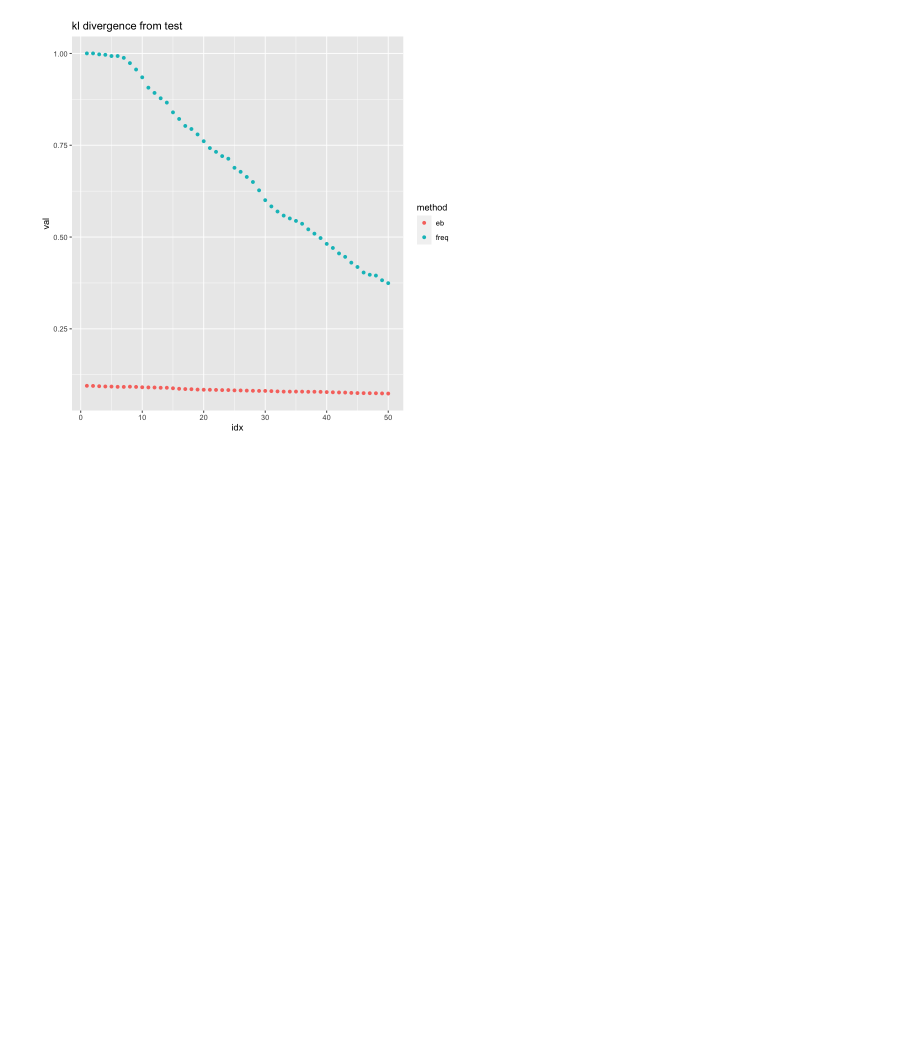
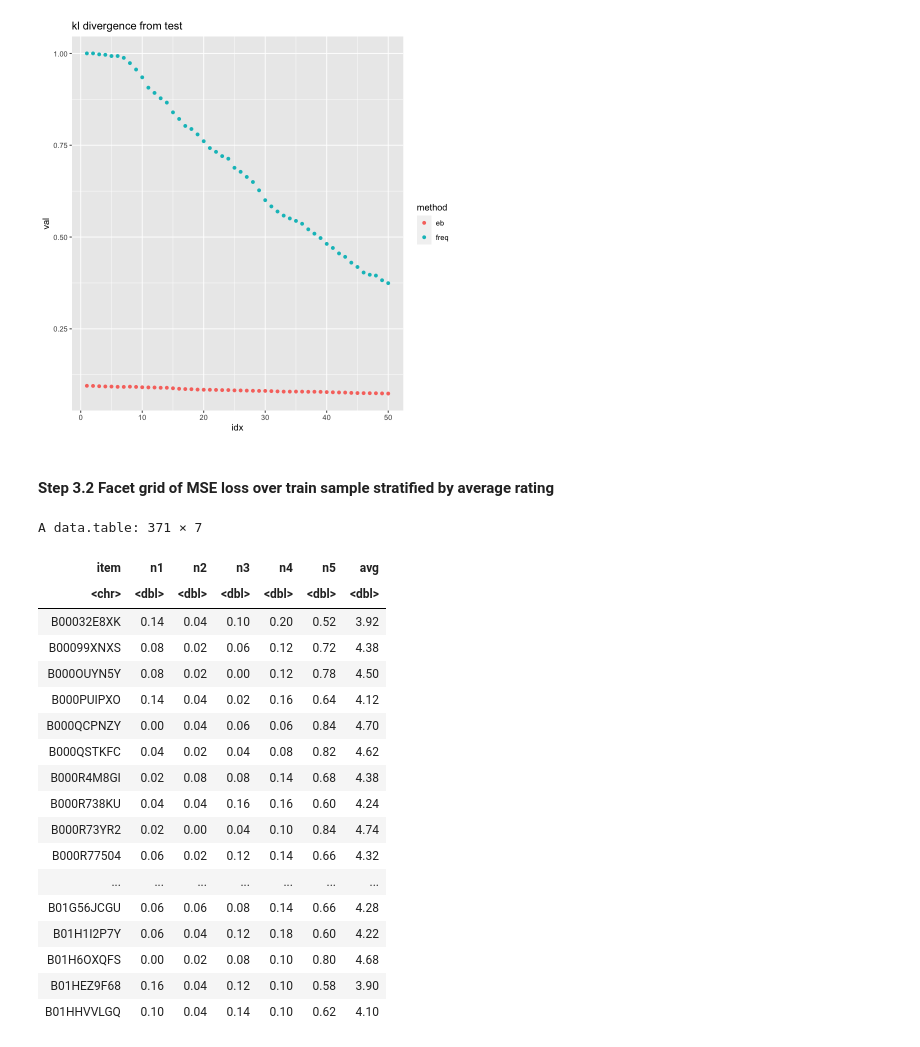
Before and after one commit to LEFTA98/empirical_bayes, a Jupyter notebook: eb_experiments_1.ipynb, the cells around one changed output. Saved outputs shown, nothing was run; the diff lists cells and outputs as text; code cells hidden in the pictures; blank space fills up the shorter version.

Commit message:
started work on facet

```diff
--- a/eb_experiments_1.ipynb
+++ b/eb_experiments_1.ipynb
@@ -203,3 +208,5 @@ ggplot(kls, aes(x=idx, y=val, color=method)) +
   ggtitle("kl divergence from test")
 # %% [output]
 [figure]
+# %% [markdown]
+#### Step 3.2 Facet grid of MSE loss over train sample stratified by average rating
@@ -205,0 +215,22 @@ ggplot(kls, aes(x=idx, y=val, color=method)) +
+# %%
+test_eval_subset
+# %% [output]
+A data.table: 371 × 7
+| item | n1 | n2 | n3 | n4 | n5 | avg |
+| <chr> | <dbl> | <dbl> | <dbl> | <dbl> | <dbl> | <dbl> |
+| B00032E8XK | 0.14 | 0.04 | 0.10 | 0.20 | 0.52 | 3.92 |
+| B00099XNXS | 0.08 | 0.02 | 0.06 | 0.12 | 0.72 | 4.38 |
+| B000OUYN5Y | 0.08 | 0.02 | 0.00 | 0.12 | 0.78 | 4.50 |
+| B000PUIPXO | 0.14 | 0.04 | 0.02 | 0.16 | 0.64 | 4.12 |
+| B000QCPNZY | 0.00 | 0.04 | 0.06 | 0.06 | 0.84 | 4.70 |
+| B000QSTKFC | 0.04 | 0.02 | 0.04 | 0.08 | 0.82 | 4.62 |
+| B000R4M8GI | 0.02 | 0.08 | 0.08 | 0.14 | 0.68 | 4.38 |
+| B000R738KU | 0.04 | 0.04 | 0.16 | 0.16 | 0.60 | 4.24 |
+| B000R73YR2 | 0.02 | 0.00 | 0.04 | 0.10 | 0.84 | 4.74 |
+| B000R77504 | 0.06 | 0.02 | 0.12 | 0.14 | 0.66 | 4.32 |
+| ... | ... | ... | ... | ... | ... | ... |
+| B01G56JCGU | 0.06 | 0.06 | 0.08 | 0.14 | 0.66 | 4.28 |
+| B01H1I2P7Y | 0.06 | 0.04 | 0.12 | 0.18 | 0.60 | 4.22 |
+| B01H6OXQFS | 0.00 | 0.02 | 0.08 | 0.10 | 0.80 | 4.68 |
+| B01HEZ9F68 | 0.16 | 0.04 | 0.12 | 0.10 | 0.58 | 3.90 |
+| B01HHVVLGQ | 0.10 | 0.04 | 0.14 | 0.10 | 0.62 | 4.10 |
```
Also changed, not shown: parts of 6 cells of this notebook.
